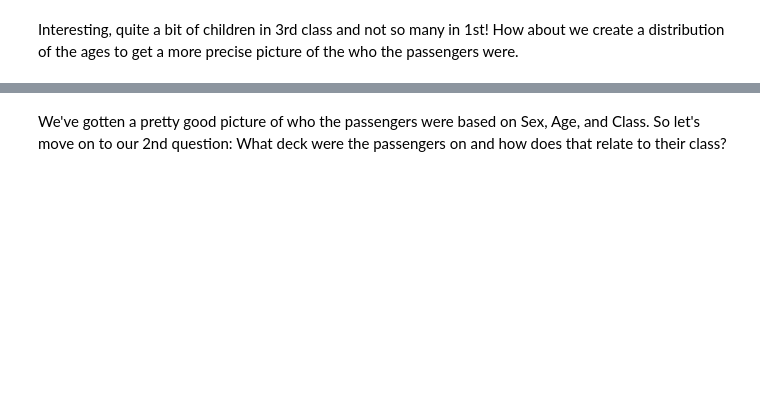
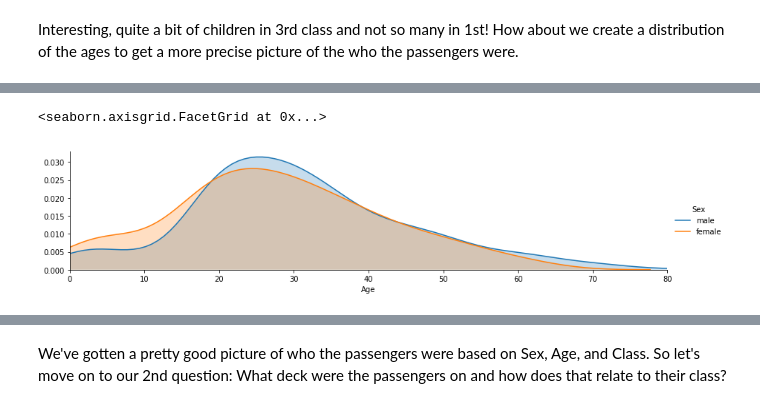
Before and after one commit to maxmelnick/analytics-python-intro, a Jupyter notebook: notebooks/Project 1 - Titanic (Exercises).ipynb, the cells around one changed output, grey strips where cells are left out. Cells and saved outputs as stored; diff of their text form; code cells hidden in the pictures; blank space fills up the shorter version.

```diff
--- a/notebooks/Project 1 - Titanic (Exercises).ipynb
+++ b/notebooks/Project 1 - Titanic (Exercises).ipynb
@@ -41,8 +73,6 @@ sns.catplot(x='Pclass',data=titanic_df, hue='Sex', kind="count")
 Wow, quite a few more males in the 3rd class than females, an interesting find. However, it might be useful to know the split between males,females,and children. How can we go about this?
 # %%
 # We'll treat anyone as under 16 as a child, and then use the apply technique with a function to create a new column
-
-# Revisit Lecture 45 for a refresher on how to do this.
 
 # First let's make a function to sort through the sex
 def male_female_child(passenger):
@@ -55,6 +85,6 @@ def male_female_child(passenger):
         return sex
 
 
-# We'll define a new column called 'person', remember to specify axis=1 for columns and not index
-titanic_df['person'] = titanic_df[['Age','Sex']].apply(male_female_child,axis=1)
+# Create a new column called 'person'
+# remember to specify axis=1 for columns and not index
 # %%
@@ -76,17 +128,22 @@ titanic_df['person'].value_counts()
 # %%
 # Another way to visualize the data is to use FacetGrid to plot multiple kedplots on one plot
 
-# Set the figure equal to a facetgrid with the pandas dataframe as its data source, set the hue, and change the aspect ratio.
-fig = sns.FacetGrid(titanic_df, hue="Sex",aspect=4)
+# Set the figure equal to a Seaborn facetgrid
+# Use the pandas dataframe you've been working with as the data source
+# Set the hue to `Sex`
+# Set the aspect ratio = 4
 
-# Next use map to plot all the possible kdeplots for the 'Age' column by the hue choice
+# Next use fig.map to plot all the possible kdeplots for the 'Age' column by the hue choice
 fig.map(sns.kdeplot,'Age',shade= True)
 
-# Set the x max limit by the oldest passenger
+# Create a variable = x max limit (i.e., the age of the oldest passenger)
 oldest = titanic_df['Age'].max()
 
-#Since we know no one can be negative years old set the x lower limit at 0
+#Since we know no one can be negative years old set the fig x lower limit at 0
 fig.set(xlim=(0,oldest))
 
-#Finally add a legend
+#Finally add a legend to the figure
 fig.add_legend()
+# %% [output]
+<seaborn.axisgrid.FacetGrid at 0x...>
+[figure, added]
```
Also changed, not shown: parts of 40 cells of this notebook, 1 other file.
